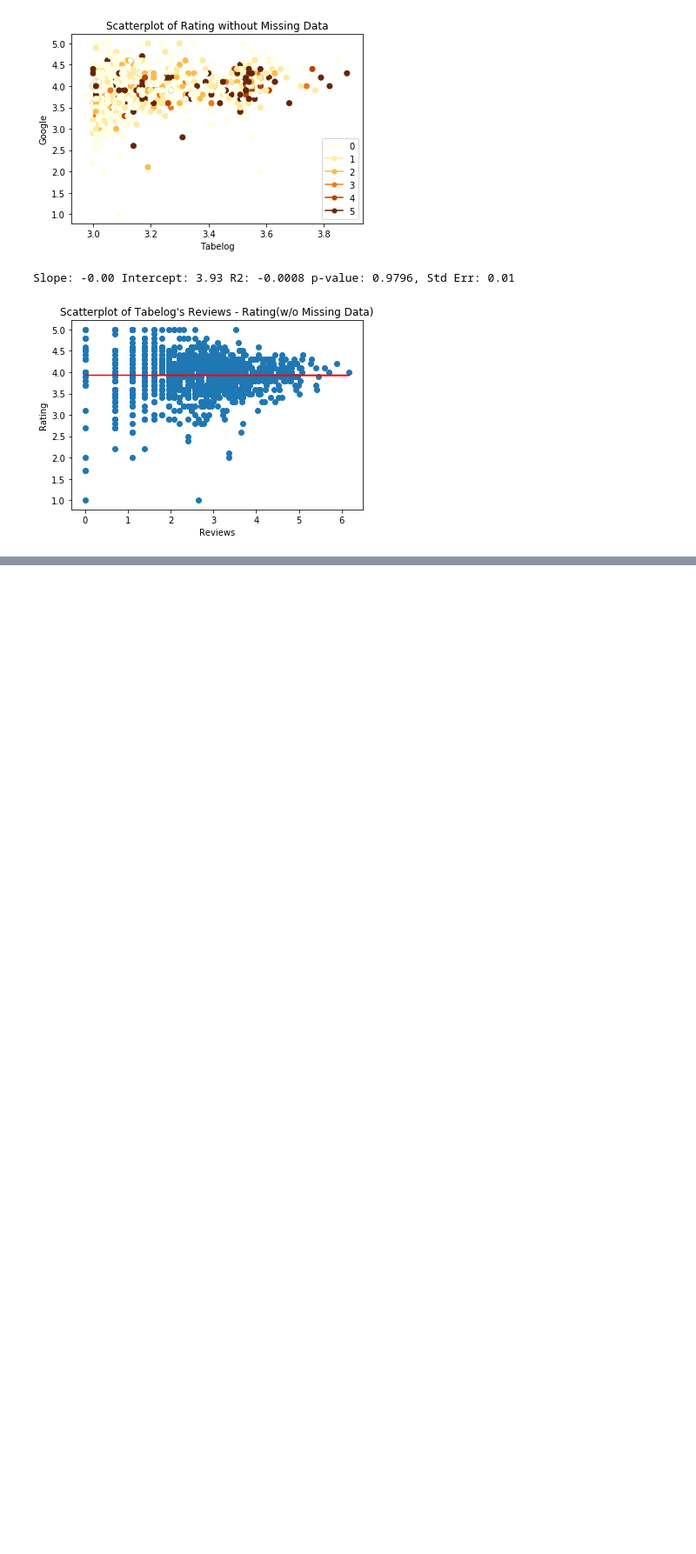
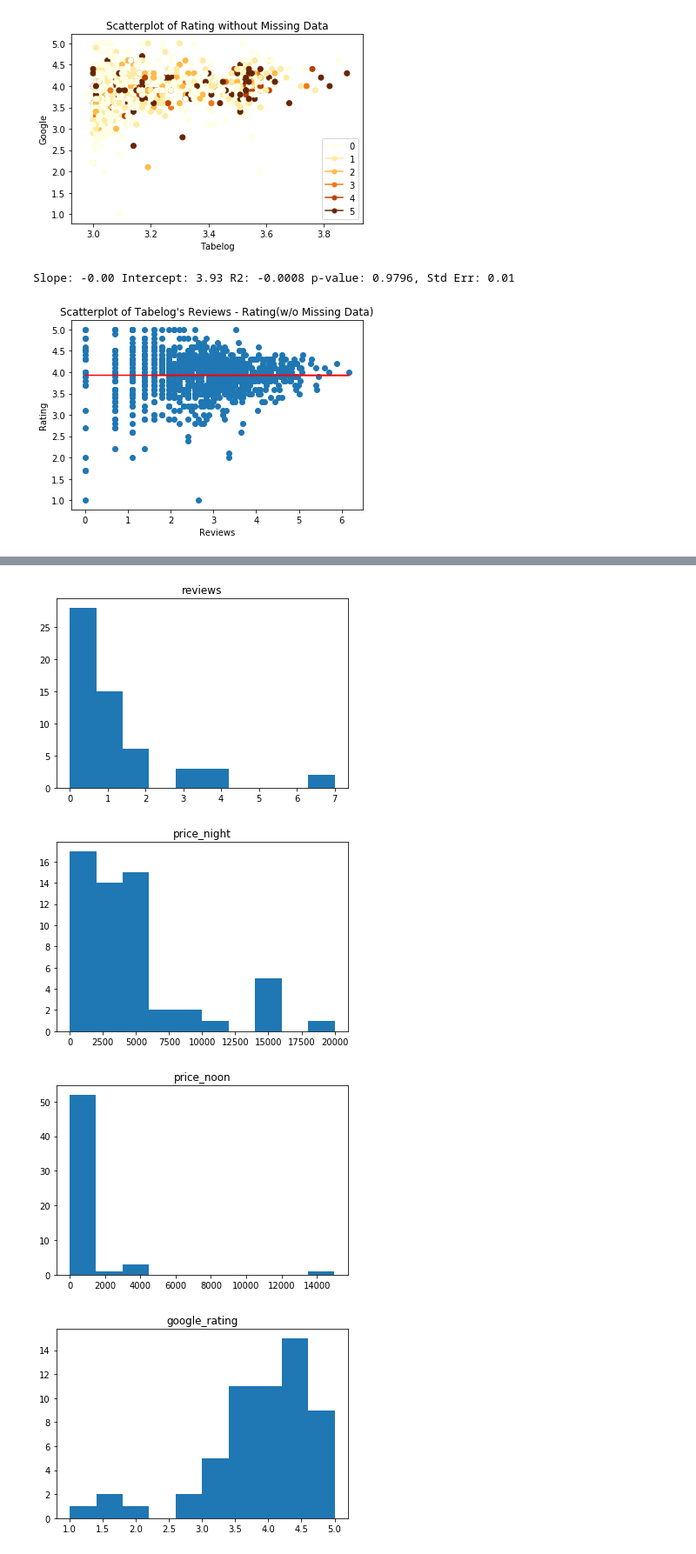
Before and after one commit to helloworldpark/matjip, a Jupyter notebook: analysis/run_analysis.ipynb, the cells around one changed output, grey strips where cells are left out. Shown at 87% size. Drawn from its saved outputs; the diff is of its cells as text; code cells hidden in the pictures; blank space fills up the shorter version.

```diff
--- a/analysis/run_analysis.ipynb
+++ b/analysis/run_analysis.ipynb
@@ -335,0 +376,12 @@ Slope: -0.00 Intercept: 3.93 R2: -0.0008 p-value: 0.9796, Std Err: 0.01
+# %%
+# Tabelog 평점은 없는데 구글 평점은 있는 가게들
+data_ = google_tabelog[tabelog_missing & ~google_missing]
+columns = ['reviews', 'price_night', 'price_noon',
+           'google_rating', 'google_user_ratings_total',
+           'google_review_en']
+analyse_missings(data=data_, columns=columns)
+# %% [output]
+[figure, added]
+[figure, added]
+[figure, added]
+[figure, added]
```
Also changed, not shown: parts of 6 cells of this notebook.
